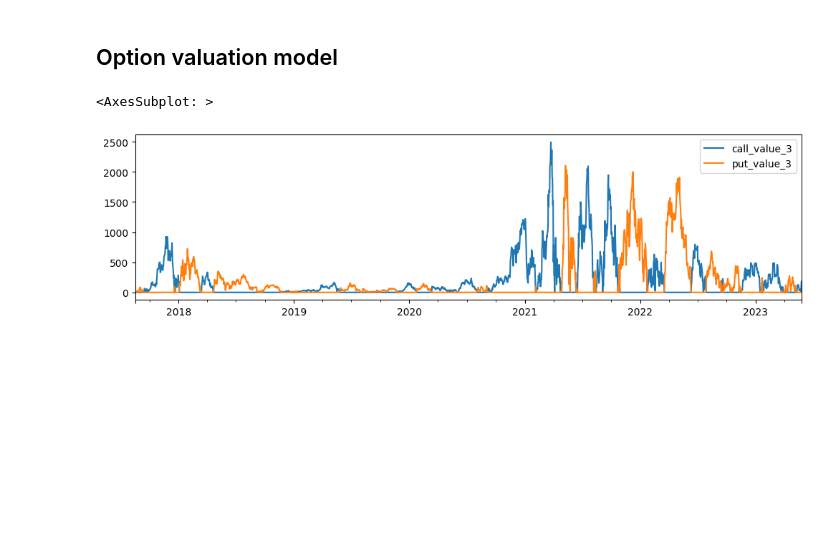
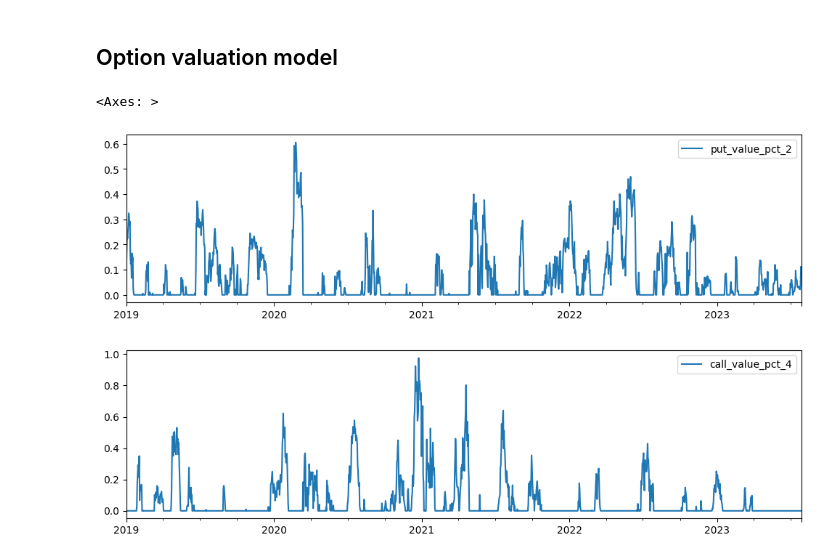
Before and after one commit to chris-ch/ethereum-prices, a Jupyter notebook: analyse-prices.ipynb, the cells around one changed output. Saved outputs shown, nothing was run; the diff lists cells and outputs as text; code cells hidden in the pictures; blank space fills up the shorter version.

```diff
--- a/analyse-prices.ipynb
+++ b/analyse-prices.ipynb
@@ -1,16 +1,18 @@
 # %%
 from datetime import datetime, timedelta
 import pandas
+import binance
 from data_cache import pandas_cache
-import binance
 import numpy
+from matplotlib import pyplot
+from scipy import stats
 
 COUNT_YEARS = 10
 BINANCE_DATETIME_FORMAT = "%Y-%m-%d %H-%M-%S"
 
 SYMBOL = 'ETHUSDT'
-CURRENT_PRICE = 1987.
-WINDOW_PERIOD = 48
+CURRENT_PRICE = 1683.
+WINDOW_PERIOD = 21
 
 @pandas_cache("code", "year")
 def load_prices(client: binance.Client, code: str, year: int):
@@ -69,5 +71,7 @@ frequencies = dict()
 for loss in range(5, 80, 5):
     frequencies[loss] = 100. * df['drawdown_pct'][df['drawdown_pct'] > loss].count() / df['drawdown_pct'].count()
 
+df = df[df.index.year>=2019]
+
 pandas.Series(frequencies, name='loss_distribution').plot(figsize=(12,4), grid=True, xticks=list(frequencies.keys()))
 # %% [output]
@@ -91,30 +115,32 @@ perf.hist(bins=100, density=True)
 # %%
 def generate_strikes(price: float):
     closest_hundred = round(price / 100.) * 100.
     strikes = set()
     strikes.add(closest_hundred)
     for i in range(1, 3):
         strikes.add(closest_hundred + i * 100.)
         strikes.add(closest_hundred - i * 100.)
 
     return strikes
 
 strike_prices = list(generate_strikes(CURRENT_PRICE))
 for count, strike_price in enumerate(strike_prices, start=1):
     strike_factor = strike_price / CURRENT_PRICE
     df[f'strike_{count}'] = df['daily_prices'].multiply(strike_factor)
     df[f'strike_pct_{count}'] = strike_factor
 
     df[f'call_value_{count}'] = df['period_close_series'].subtract(df[f'strike_{count}'])
     df[f'call_value_{count}'].loc[df[f'call_value_{count}'] < 0.] = 0.
     df[f'call_value_pct_{count}'] = df[f'call_value_{count}'].divide(df['daily_prices'])
 
     df[f'put_value_{count}'] = df[f'strike_{count}'].subtract(df['period_close_series'])
     df[f'put_value_{count}'].loc[df[f'put_value_{count}'] < 0.] = 0.
     df[f'put_value_pct_{count}'] = df[f'put_value_{count}'].divide(df['daily_prices'])
 
 
-df[['call_value_3', 'put_value_3']].plot(figsize=(12,3))
+df[['put_value_pct_2']].plot(figsize=(12,3))
+df[['call_value_pct_4']].plot(figsize=(12,3))
 # %% [output]
-<AxesSubplot: >
+<Axes: >
-[figure, old version]
+[figure, new version]
+[figure, added]
```
Also changed, not shown: parts of 13 cells of this notebook, 4 other files.
